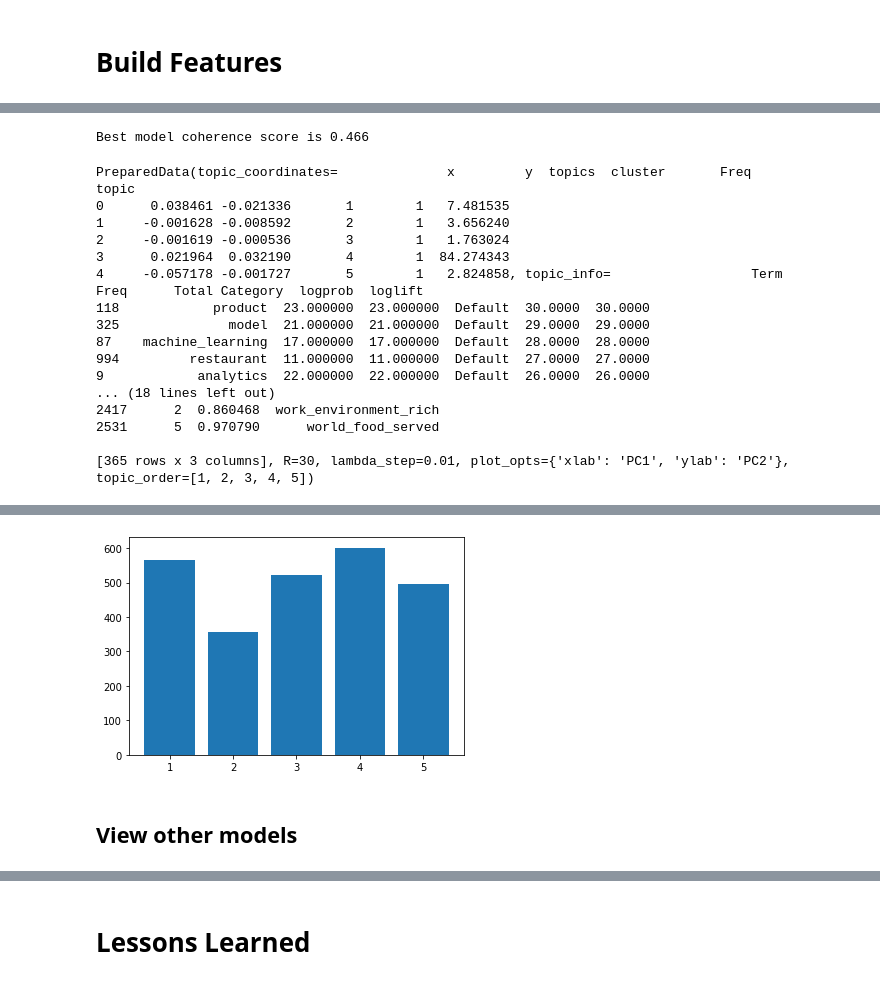
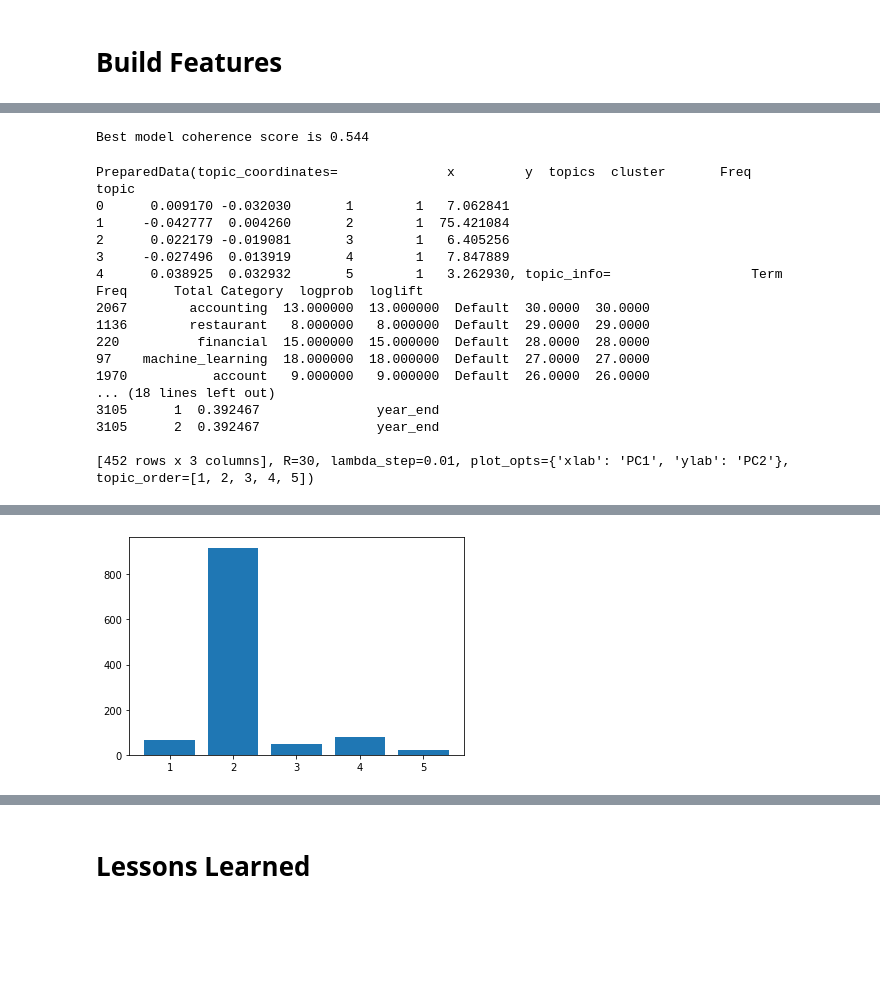
Before and after one commit to MatanFreedman/LinkedIn-NLP, a Jupyter notebook: notebooks/topic-modelling/0.5-matan-topic-modelling-improve-results.ipynb, the cells around one changed output, grey strips where cells are left out. Saved outputs shown, nothing was run; the diff lists cells and outputs as text; code cells hidden in the pictures; blank space fills up the shorter version.

Commit message:
satisfied with model in 0.5-topic-modelling

```diff
--- a/notebooks/topic-modelling/0.5-matan-topic-modelling-improve-results.ipynb
+++ b/notebooks/topic-modelling/0.5-matan-topic-modelling-improve-results.ipynb
@@ -91,6 +91,7 @@ def make_bigrams(texts):
 def make_trigrams(texts):
     return [trigram_mod[bigram_mod[doc]] for doc in texts]
 # %%
+%%time
 # get stop words and add some super-common words amoung the documents
 stop_words = stopwords.words('english')
 # stop_words.extend(["work", "experience", "team", "technology", "skill", "information", "project", "projects", "skills"])
@@ -103,12 +104,12 @@ clean_docs = process_documents(documents)
 # use simple_preprocess to remove punctuation:
 data_words = list(docs_to_words(clean_docs))
 
-# # Count word frequencies
-# from collections import defaultdict
-# frequency = defaultdict(int)
-# for text in data_words:
-#     for token in text:
-#         frequency[token] += 1
+# Count word frequencies
+from collections import defaultdict
+frequency = defaultdict(int)
+for text in data_words:
+    for token in text:
+        frequency[token] += 1
 
-# frequency_threshold = 15
-# processed_corpus = [[token for token in text if frequency[token] > frequency_threshold] for text in data_words]
+frequency_threshold = 15
+processed_corpus = [[token for token in text if frequency[token] > frequency_threshold] for text in data_words]
@@ -162,10 +165,11 @@ model_list =[]
 start = 2
 stop = 10
 step = 1
-random_state = 1
+random_state = 20
+
 for num_topics in range(start, stop, step):
     # make LDa model and calc coherence:
-    model = LdaModel(corpus=tfidf_corpus, id2word=id2word, num_topics=num_topics, passes=5, iterations=150,
+    model = LdaModel(corpus=tfidf_corpus, id2word=id2word, num_topics=num_topics, passes=4, iterations=150,
                      random_state=random_state
                     )
     model_list.append(model)
@@ -185,7 +189,7 @@ Wall time: 2min 43s
 best_model = model_list[coherence_vals.index(max(coherence_vals))]
 print(f"Best model coherence score is {max(coherence_vals):0.3f}")
 # %% [output]
-Best model coherence score is 0.466
+Best model coherence score is 0.544
 # %%
 pyLDAvis.enable_notebook()
 vis = pyLDAvis.gensim.prepare(best_model, tfidf_corpus, id2word, sort_topics=False)
@@ -193,29 +197,30 @@ vis
 # %% [output]
 PreparedData(topic_coordinates=              x         y  topics  cluster       Freq
 topic
-0      0.038461 -0.021336       1        1   7.481535
-1     -0.001628 -0.008592       2        1   3.656240
-2     -0.001619 -0.000536       3        1   1.763024
-3      0.021964  0.032190       4        1  84.274343
-4     -0.057178 -0.001727       5        1   2.824858, topic_info=                  Term       Freq      Total Category  logprob  loglift
-118            product  23.000000  23.000000  Default  30.0000  30.0000
-325              model  21.000000  21.000000  Default  29.0000  29.0000
-87    machine_learning  17.000000  17.000000  Default  28.0000  28.0000
-994         restaurant  11.000000  11.000000  Default  27.0000  27.0000
-9            analytics  22.000000  22.000000  Default  26.0000  26.0000
+0      0.009170 -0.032030       1        1   7.062841
+1     -0.042777  0.004260       2        1  75.421084
+2      0.022179 -0.019081       3        1   6.405256
+3     -0.027496  0.013919       4        1   7.847889
+4      0.038925  0.032932       5        1   3.262930, topic_info=                  Term       Freq      Total Category  logprob  loglift
+2067        accounting  13.000000  13.000000  Default  30.0000  30.0000
+1136        restaurant   8.000000   8.000000  Default  29.0000  29.0000
+220          financial  15.000000  15.000000  Default  28.0000  28.0000
+97    machine_learning  18.000000  18.000000  Default  27.0000  27.0000
+1970           account   9.000000   9.000000  Default  26.0000  26.0000
 ... (18 lines left out)
-2417      2  0.860468  work_environment_rich
-2531      5  0.970790      world_food_served
+3105      1  0.392467               year_end
+3105      2  0.392467               year_end
 
-[365 rows x 3 columns], R=30, lambda_step=0.01, plot_opts={'xlab': 'PC1', 'ylab': 'PC2'}, topic_order=[1, 2, 3, 4, 5])
+[452 rows x 3 columns], R=30, lambda_step=0.01, plot_opts={'xlab': 'PC1', 'ylab': 'PC2'}, topic_order=[1, 2, 3, 4, 5])
 # %%
+%%time
 # display topics:
 topics = best_model.print_topics(num_words=10)
 topics_df = pd.DataFrame(topics)
 topics_df = topics_df[1].str.replace("\\s\\+", "", regex=True).str.replace('\\"', "").str.split(" ", expand=True).T
 topics_df.columns = [f"topic_{t+1}" for t in topics_df.columns]
 
-doc_topics = np.argmax(best_model.get_topics(), axis=0)
+doc_topics = np.argmax(gensim.matutils.corpus2csc(best_model.get_document_topics(tfidf_corpus)).toarray(), axis=0)
 plt.bar(height=np.bincount(doc_topics), x=list(range(1, best_model.num_topics+1)));
 
 topics_df
@@ -234,3 +240 @@ topics_df
-[figure, old version]
+[figure, new version]
-# %% [markdown]
-## View other models
```
Also changed, not shown: parts of 6 cells of this notebook.
